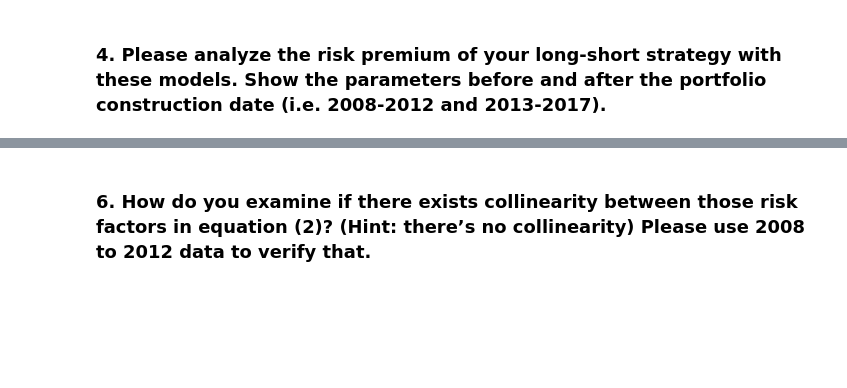
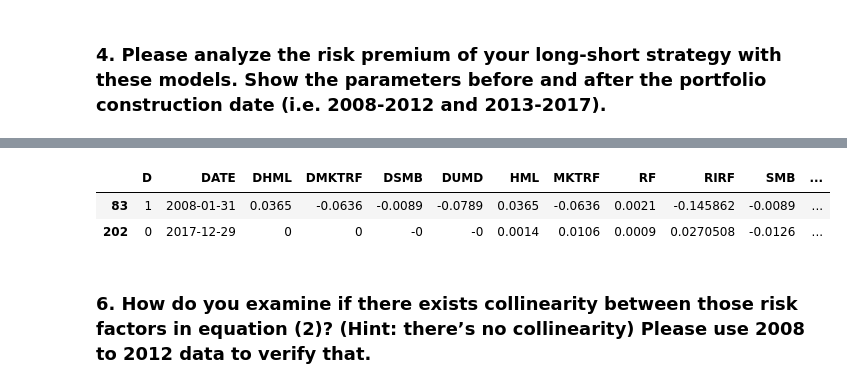
Before and after one commit to Andy-Liu66/2018NCCU-Econometrics, a Jupyter notebook: Homework 2/Homework 2.ipynb, the cells around one changed output, grey strips where cells are left out. Saved outputs shown, nothing was run; the diff lists cells and outputs as text; code cells hidden in the pictures; blank space fills up the shorter version.

```diff
--- a/Homework 2/Homework 2.ipynb
+++ b/Homework 2/Homework 2.ipynb
@@ -277,0 +325,25 @@ f_test(CAPM_big_alpha_early, Fama_French_big_alpha_early)
+# %%
+# prepare data (select data between 2013~2017)
+small_alpha_return_later = small_alpha_return.iloc[-60:, ]
+
+small_alpha_return_early = small_alpha_return_early.copy()
+small_alpha_return_early["D"] = 1
+
+small_alpha_return_later = small_alpha_return_later.copy()
+small_alpha_return_later["D"] = 0
+
+small_alpha_return = pd.concat([small_alpha_return_early, small_alpha_return_later])
+small_alpha_return["DMKTRF"] = small_alpha_return["MKTRF"] * small_alpha_return["D"]
+small_alpha_return["DSMB"] = small_alpha_return["SMB"] * small_alpha_return["D"]
+small_alpha_return["DHML"] = small_alpha_return["HML"] * small_alpha_return["D"]
+small_alpha_return["DUMD"] = small_alpha_return["UMD"] * small_alpha_return["D"]
+
+# run regression
+small_alpha = run_regression(small_alpha_return[["MKTRF", "SMB", "HML", "UMD"]],
+                             small_alpha_return["RIRF"])
+
+small_alpha_dummy = run_regression(small_alpha_return[["D", "MKTRF", "SMB", "HML", "UMD", "DMKTRF", "DSMB", "DHML", "DUMD"]],
+                                   small_alpha_return["RIRF"])
+
+# run f test
+f_test(small_alpha, small_alpha_dummy)
@@ -283,0 +552,7 @@ f_test(CAPM_big_alpha_early, Fama_French_big_alpha_early)
+# %%
+pd.concat([small_alpha_return.iloc[0],
+           small_alpha_return.iloc[-1]], axis=1).T
+# %% [output]
+|  | D | DATE | DHML | DMKTRF | DSMB | DUMD | HML | MKTRF | RF | RIRF | SMB | ... |
+| 83 | 1 | 2008-01-31 | 0.0365 | -0.0636 | -0.0089 | -0.0789 | 0.0365 | -0.0636 | 0.0021 | -0.145862 | -0.0089 | ... |
+| 202 | 0 | 2017-12-29 | 0 | 0 | -0 | -0 | 0.0014 | 0.0106 | 0.0009 | 0.0270508 | -0.0126 | ... |
```
Also changed, not shown: parts of 30 cells of this notebook.
